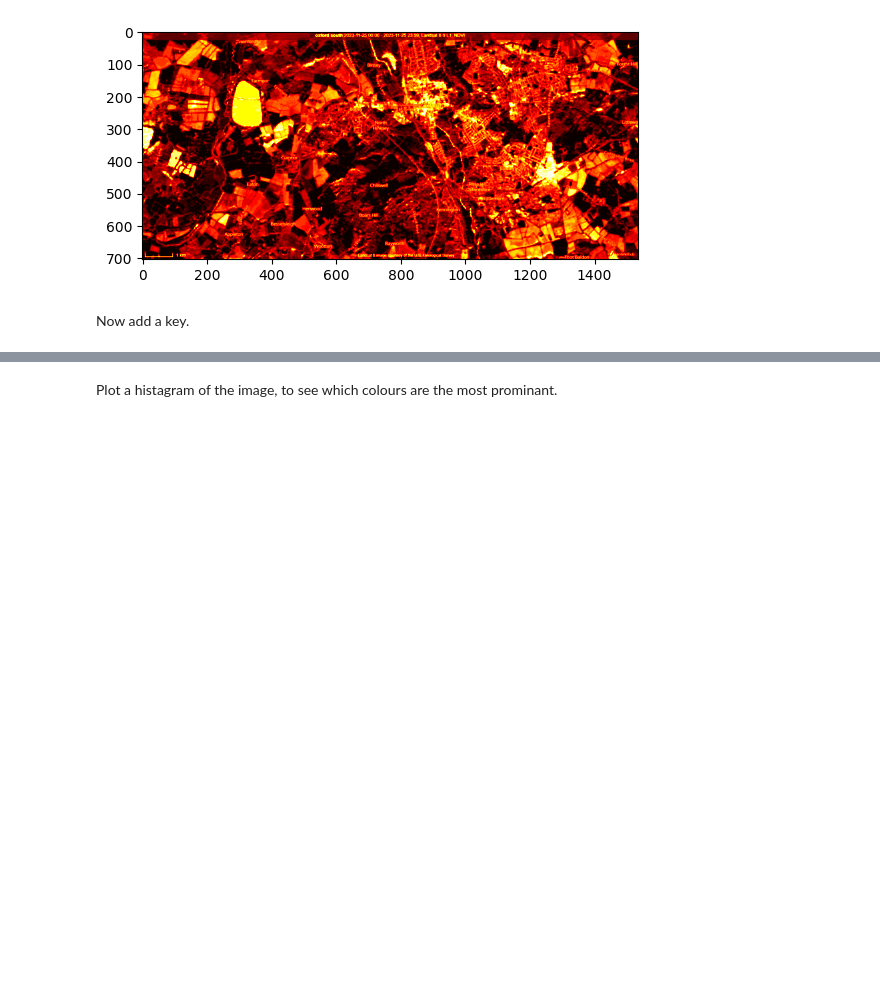
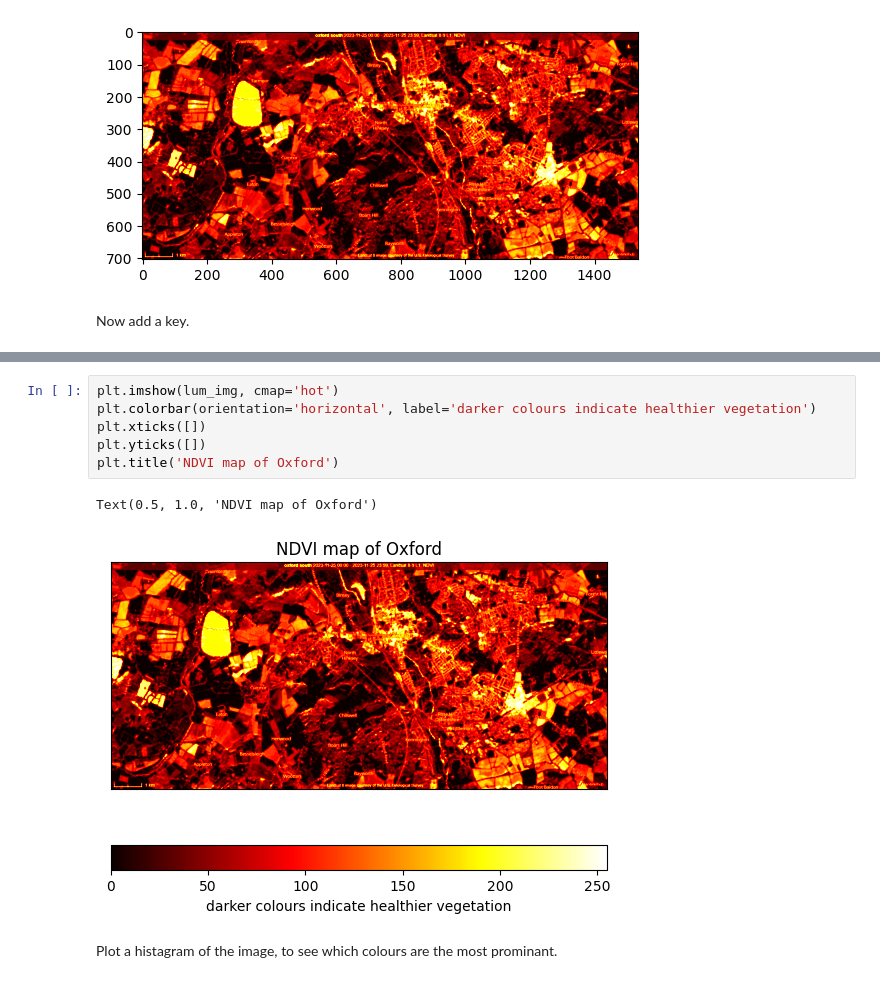
Before and after one commit to hermonochy/satellite-imagery, a Jupyter notebook: content/VegetationWorkshopDraft.ipynb, the cells around one changed output, grey strips where cells are left out. Cells and saved outputs as stored; diff of their text form; blank space fills up the shorter version.

```diff
--- a/content/VegetationWorkshopDraft.ipynb
+++ b/content/VegetationWorkshopDraft.ipynb
@@ -93,3 +91,12 @@ TBD
+# %%
+plt.imshow(lum_img, cmap='hot')
+plt.colorbar(orientation='horizontal', label='darker colours indicate healthier vegetation')
+plt.xticks([])
+plt.yticks([])
+plt.title('NDVI map of Oxford')
+# %% [output]
+Text(0.5, 1.0, 'NDVI map of Oxford')
+[figure, added]
 # %% [markdown]
 Plot a histagram of the image, to see which colours are the most prominant.
 # %%
```
Also changed, not shown: parts of 5 cells of this notebook.
